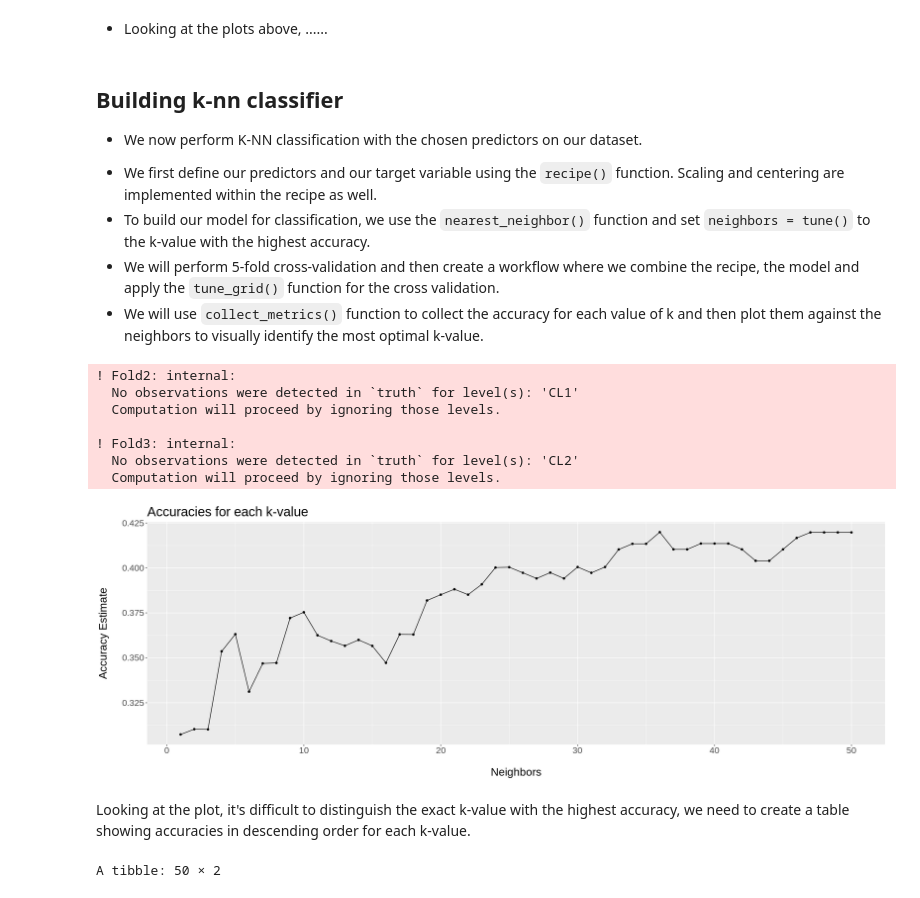
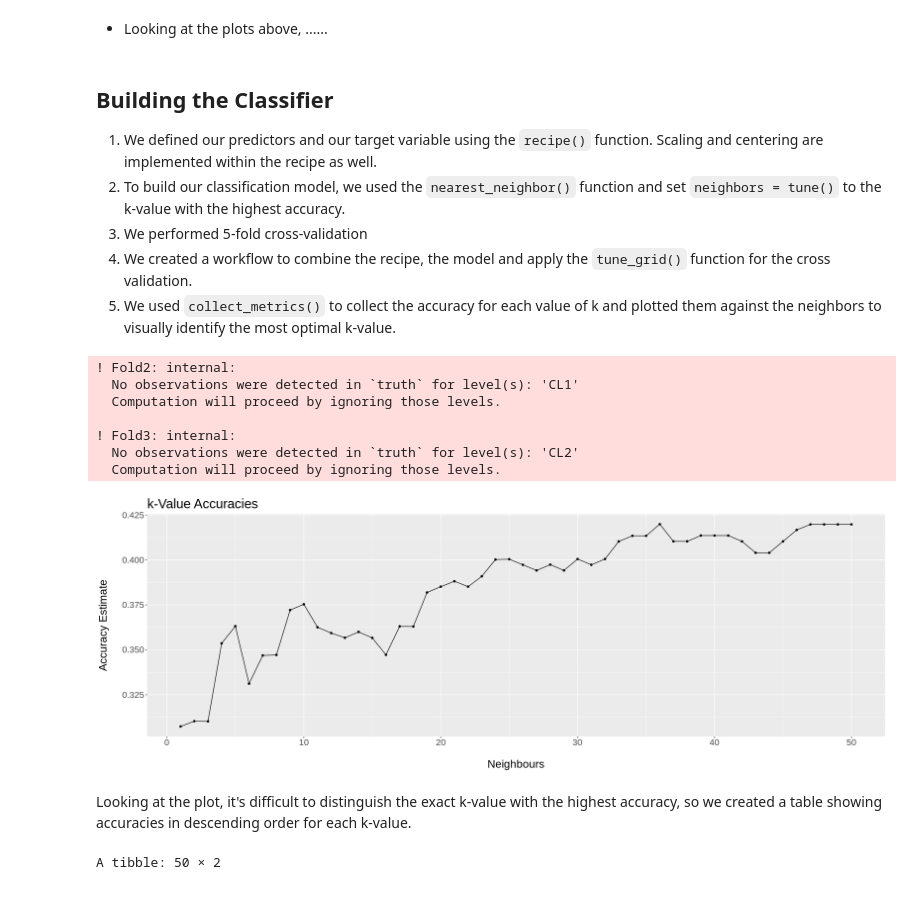
Before and after one commit to hyt152004/Alcohol-Consumption-Data-Analysis, a Jupyter notebook: final_report_draft_3_1.ipynb, the cells around one changed output. Drawn from its saved outputs; the diff is of its cells as text; code cells hidden in the pictures.

```diff
--- a/final_report_draft_3_1.ipynb
+++ b/final_report_draft_3_1.ipynb
@@ -239,13 +264,13 @@ alcohol_plot
 - Looking at the plots above,
 ......
 # %% [markdown]
-## Building k-nn classifier
-- We now perform K-NN classification with the chosen predictors on our dataset.
+## Building the Classifier
 <!-- - To build our classification model, we use  the training set, `alcohol_train` and test it on the testing set`alcohol_test`. -->
-- We first define our predictors and our target variable using the `recipe()` function. Scaling and centering are implemented within the recipe as well.
-- To build our model for classification, we use the `nearest_neighbor()` function and set `neighbors = tune()` to the k-value with the highest accuracy.
-- We will perform 5-fold cross-validation and then create a workflow where we combine the recipe, the model and apply the `tune_grid()` function for the cross validation.
-- We will use `collect_metrics()` function to collect the accuracy for each value of k and then plot them against the neighbors to visually identify the most optimal k-value.
+1. We defined our predictors and our target variable using the `recipe()` function. Scaling and centering are implemented within the recipe as well.
+2. To build our classification model, we used the `nearest_neighbor()` function and set `neighbors = tune()` to the k-value with the highest accuracy.
+3. We performed 5-fold cross-validation
+4. We created a workflow to combine the recipe, the model and apply the `tune_grid()` function for the cross validation.
+5. We used `collect_metrics()` to collect the accuracy for each value of k and plotted them against the neighbors to visually identify the most optimal k-value.
 # %%
 set.seed(6699)
 
@@ -279,22 +304,22 @@ alcohol_results <- workflow() |>
 # %%
 options(repr.plot.width = 20, repr.plot.height = 7)
 
 accuracy_plot <- alcohol_results |>
     ggplot(aes(x = neighbors, y = mean)) +
     geom_point() +
     geom_line() +
     # geom_vline(xintercept = 36, colour = "blue") +
     # geom_point(aes(x = 36, y = ky), size = 4, colour = "red") +
-    labs(x = "\nNeighbors",
+    labs(x = "\nNeighbours",
          y = "Accuracy Estimate\n",
-         title = "Accuracies for each k-value") +
+         title = "k-Value Accuracies") +
     theme(text = element_text(size = 20))
 
 accuracy_plot
 # %% [output]
-[figure, old version]
+[figure, new version]
 # %% [markdown]
-Looking at the plot, it's difficult to distinguish the exact k-value with the highest accuracy, we need to create a table showing accuracies in descending order for each k-value.
+Looking at the plot, it's difficult to distinguish the exact k-value with the highest accuracy, so we created a table showing accuracies in descending order for each k-value.
 # %%
 top_k <- alcohol_results |>
          select(neighbors, mean) |>
```
Also changed, not shown: parts of 11 cells of this notebook.
